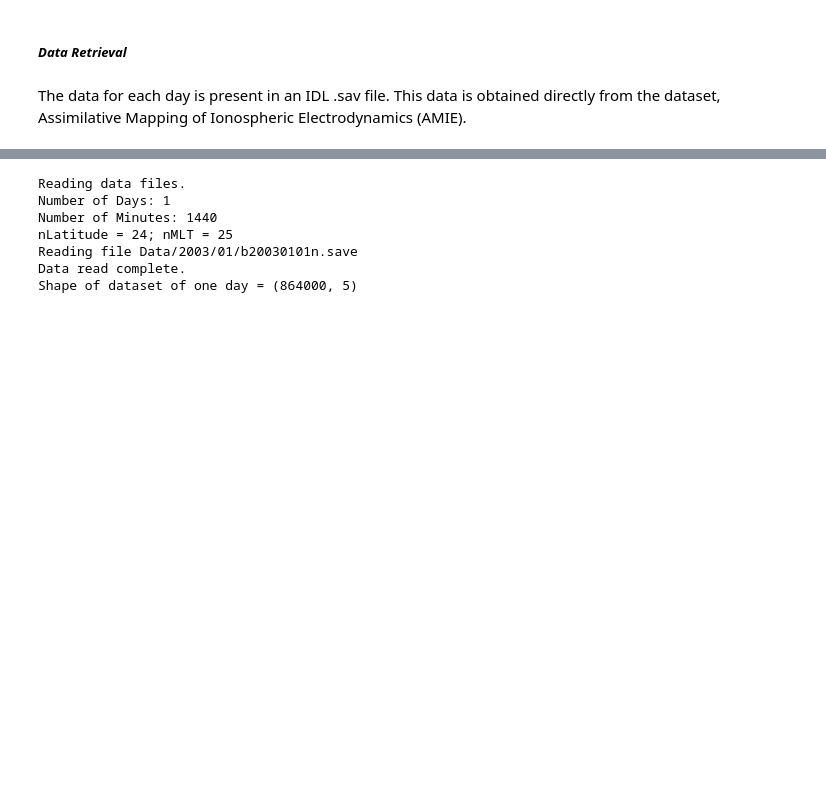
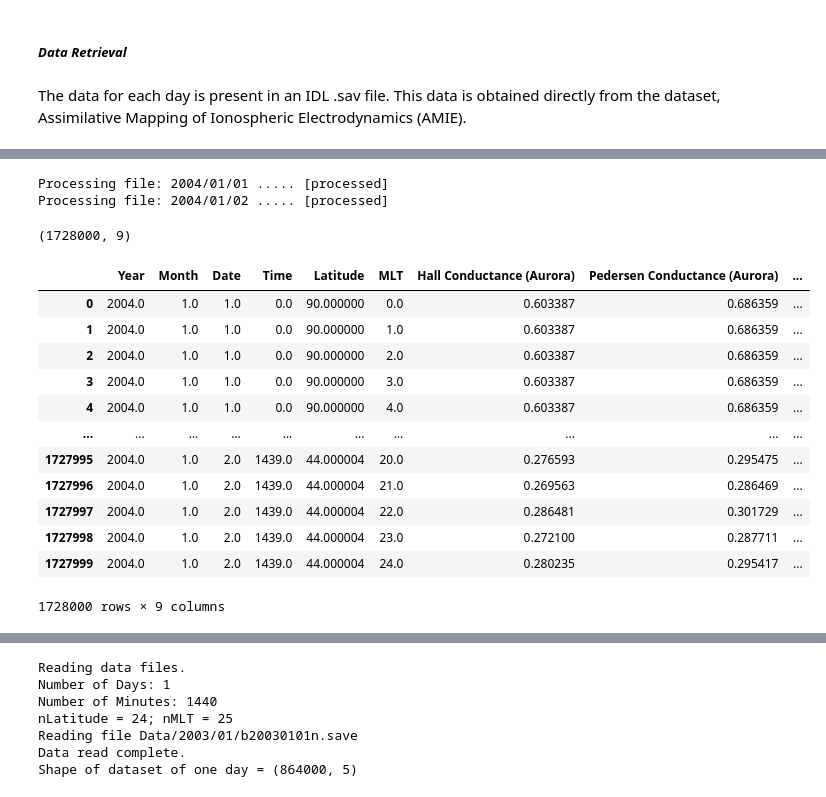
Before and after one commit to sukumarh/Helio-Learning, a Jupyter notebook: Notebook.ipynb, the cells around one changed output, grey strips where cells are left out. Cells and saved outputs as stored; diff of their text form; code cells hidden in the pictures; blank space fills up the shorter version.

Commit message:
Restructuring Data load

```diff
--- a/Notebook.ipynb
+++ b/Notebook.ipynb
@@ -272,0 +353,21 @@ def read_dataset(directory, start_time, stop_time):
+# %%
+FIELDS_TO_CONSIDER = ['hall conductance (aurora)', 'pedersen conductance (aurora)', 'field-aligned current']
+FIELD_NAMES = ['Hall Conductance (Aurora)', 'Pedersen Conductance (Aurora)', 'Field-Aligned Current']
+FIELD_SHORT_NAMES = ['h', 'p', 'f']
+# %%
+def dataset_metadata_generator():
+    location = DATA_DIR
+    years = listdir(location)
+    for year in years:
+        if isdir(location + '/' + year):
+            location += '/' + year
+
+            months = listdir(location)
+            for month in months:
+                if isdir(location + '/' + month):
+                    location += '/' + month
+
+                    dates = listdir(location)
+                    for date in dates:
+                        file_name = location + '/' + date
+                        yield year, month, date[7:9], file_name
@@ -272,0 +409,40 @@ def read_dataset(directory, start_time, stop_time):
+# %%
+data = None
+FILE_LIMIT = 2
+for i, detail in enumerate(dataset_metadata_generator()):
+    if i + 1 > FILE_LIMIT:
+        break
+    if data is not None:
+        data = np.vstack((data, read_dataset(*detail)))
+    else:
+        data = read_dataset(*detail)
+# %% [output]
+Processing file: 2004/01/01 ..... [processed]
+Processing file: 2004/01/02 ..... [processed]
+# %%
+data.shape
+# %% [output]
+(1728000, 9)
+# %%
+columns = ['Year', 'Month', 'Date', 'Time',
+           'Latitude', 'MLT',
+           'Hall Conductance (Aurora)',
+           'Pedersen Conductance (Aurora)',
+           'Field-aligned current']
+# %%
+data_df = pd.DataFrame(data, columns=columns)
+data_df
+# %% [output]
+|  | Year | Month | Date | Time | Latitude | MLT | Hall Conductance (Aurora) | Pedersen Conductance (Aurora) | ... |
+| 0 | 2004.0 | 1.0 | 1.0 | 0.0 | 90.000000 | 0.0 | 0.603387 | 0.686359 | ... |
+| 1 | 2004.0 | 1.0 | 1.0 | 0.0 | 90.000000 | 1.0 | 0.603387 | 0.686359 | ... |
+| 2 | 2004.0 | 1.0 | 1.0 | 0.0 | 90.000000 | 2.0 | 0.603387 | 0.686359 | ... |
+| 3 | 2004.0 | 1.0 | 1.0 | 0.0 | 90.000000 | 3.0 | 0.603387 | 0.686359 | ... |
+| 4 | 2004.0 | 1.0 | 1.0 | 0.0 | 90.000000 | 4.0 | 0.603387 | 0.686359 | ... |
+| ... | ... | ... | ... | ... | ... | ... | ... | ... | ... |
+| 1727995 | 2004.0 | 1.0 | 2.0 | 1439.0 | 44.000004 | 20.0 | 0.276593 | 0.295475 | ... |
+| 1727996 | 2004.0 | 1.0 | 2.0 | 1439.0 | 44.000004 | 21.0 | 0.269563 | 0.286469 | ... |
+| 1727997 | 2004.0 | 1.0 | 2.0 | 1439.0 | 44.000004 | 22.0 | 0.286481 | 0.301729 | ... |
+| 1727998 | 2004.0 | 1.0 | 2.0 | 1439.0 | 44.000004 | 23.0 | 0.272100 | 0.287711 | ... |
+| 1727999 | 2004.0 | 1.0 | 2.0 | 1439.0 | 44.000004 | 24.0 | 0.280235 | 0.295417 | ... |
+1728000 rows × 9 columns
```
Also changed, not shown: parts of 16 cells of this notebook, 1 other file.
